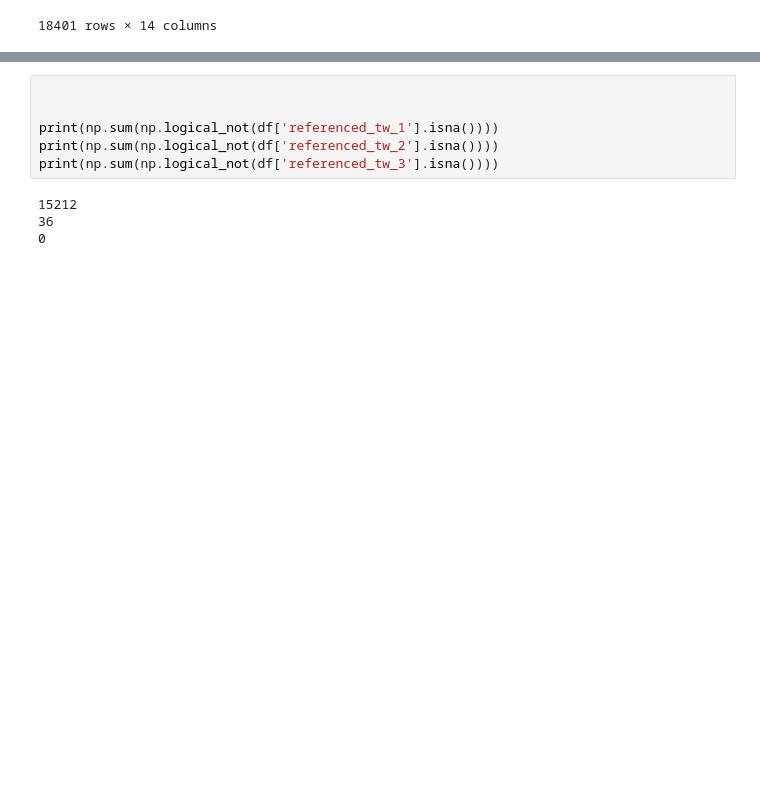
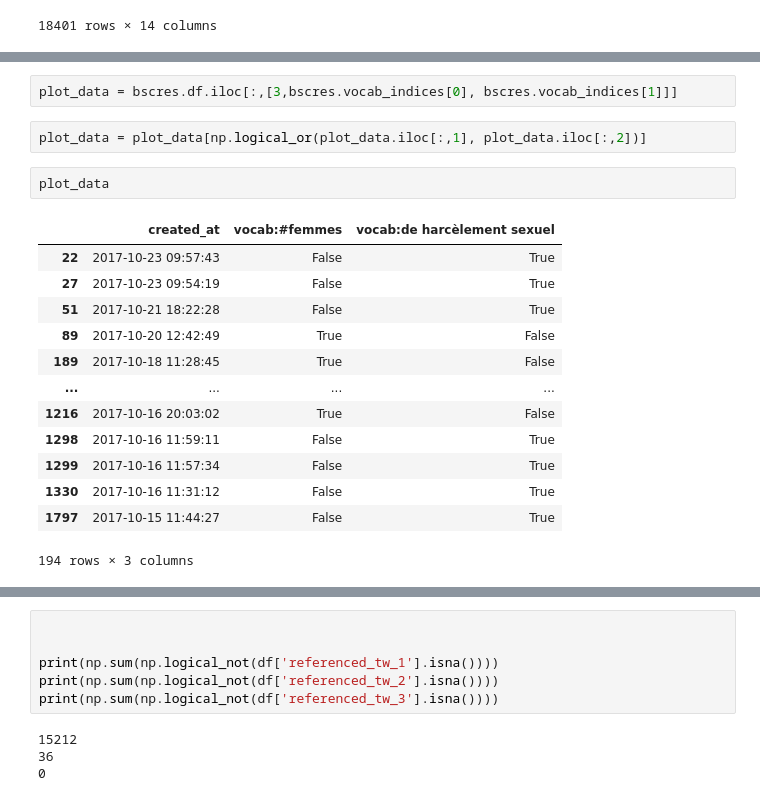
Before and after one commit to hubertau/DPhil_Studies, a Jupyter notebook: 2021-04_Study_A_Diffusion/bispec_clustering_eval.ipynb, the cells around one changed output, grey strips where cells are left out. Saved outputs shown, nothing was run; the diff lists cells and outputs as text; blank space fills up the shorter version.

```diff
--- a/2021-04_Study_A_Diffusion/bispec_clustering_eval.ipynb
+++ b/2021-04_Study_A_Diffusion/bispec_clustering_eval.ipynb
@@ -54,0 +76,20 @@ indices_of_vocab_items = [i for i, s in enumerate(list(df.columns)) if 'vocab' i
+# %%
+plot_data = bscres.df.iloc[:,[3,bscres.vocab_indices[0], bscres.vocab_indices[1]]]
+# %%
+plot_data = plot_data[np.logical_or(plot_data.iloc[:,1], plot_data.iloc[:,2])]
+# %%
+plot_data
+# %% [output]
+|  | created_at | vocab:#femmes | vocab:de harcèlement sexuel |
+| 22 | 2017-10-23 09:57:43 | False | True |
+| 27 | 2017-10-23 09:54:19 | False | True |
+| 51 | 2017-10-21 18:22:28 | False | True |
+| 89 | 2017-10-20 12:42:49 | True | False |
+| 189 | 2017-10-18 11:28:45 | True | False |
+| ... | ... | ... | ... |
+| 1216 | 2017-10-16 20:03:02 | True | False |
+| 1298 | 2017-10-16 11:59:11 | False | True |
+| 1299 | 2017-10-16 11:57:34 | False | True |
+| 1330 | 2017-10-16 11:31:12 | False | True |
+| 1797 | 2017-10-15 11:44:27 | False | True |
+194 rows × 3 columns
```
Also changed, not shown: parts of 13 cells of this notebook, 6 other files.
